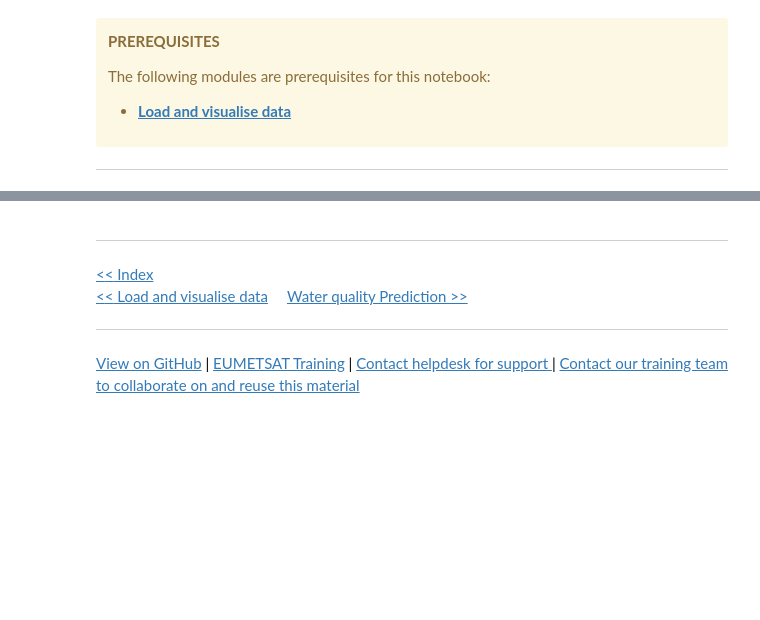
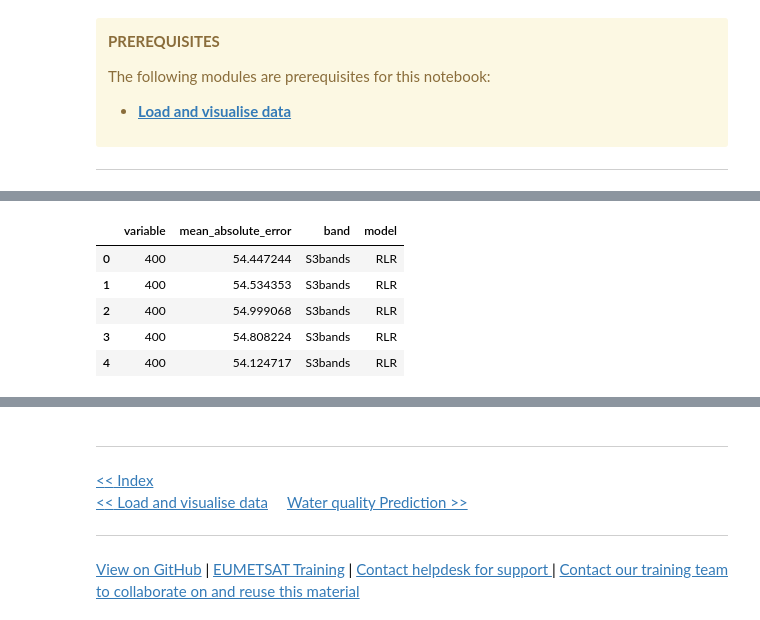
Before and after one commit to wekeo/liege-colloquium-23, a Jupyter notebook: 2_methodological_approaches/machine_learning/Machine_learning_regression_for_ocean_parameters_retrieval/2_Statistics_analysis.ipynb, the cells around one changed output, grey strips where cells are left out. Saved outputs shown, nothing was run; the diff lists cells and outputs as text; code cells hidden in the pictures; blank space fills up the shorter version.

```diff
--- a/2_methodological_approaches/machine_learning/Machine_learning_regression_for_ocean_parameters_retrieval/2_Statistics_analysis.ipynb
+++ b/2_methodological_approaches/machine_learning/Machine_learning_regression_for_ocean_parameters_retrieval/2_Statistics_analysis.ipynb
@@ -54,6 +67,6 @@ mean_y_train = np.mean(data_y_train)
 # %%
 ##Load the all the models trained and stored in the 'models' folder
-models = {}
+modelos = {}
 table_preds = {}
 for bands_name in data_load_S3.bands_try_C2X:
     for model in models.ALL_NAME_MODELS:
@@ -66,7 +79,7 @@ for bands_name in data_load_S3.bands_try_C2X:
         print("Loading model & make test preds from file %s"%file_model)
 
         regressor_sklearn = joblib.load(file_model)
-        models[model+"_"+bands_name] =regressor_sklearn
+        modelos[model+"_"+bands_name] =regressor_sklearn
 
         table_preds[model+"_"+bands_name] = regressor_sklearn.predict(data_X_test[data_load_S3.bands_try_C2X[bands_name]])+mean_y_train
 
@@ -154,21 +209,28 @@ axs.set_ylim(-15,15)
 # %%
 ##Numpy. random. permutation() function gives us the random samples of a sequence of permutation and returns sequence by using this method.
 ##Comparable methods are the RF feature importance or permutation_importance
 ##https://scikit-learn.org/stable/auto_examples/inspection/plot_permutation_importance.html
 
 sal = []
 for m in ['RLR', 'RFR']:#'KRR'
     for b in ["S3bands"]:
         model = m+"_"+b
-        sal_ = Py4R_plots.permutation_test( models[model],
+        sal_ = Py4R_plots.permutation_test( modelos[model],
                                   data_X_test[data_load_S3.bands_try_C2X[b]],
                                   data_y_test-mean_y_train)
         sal_["band"] = b
         sal_["model"] = m
         sal.append(sal_)
 
 sal = pd.concat(sal,axis=0)
 sal.head()
+# %% [output]
+|  | variable | mean_absolute_error | band | model |
+| 0 | 400 | 54.447244 | S3bands | RLR |
+| 1 | 400 | 54.534353 | S3bands | RLR |
+| 2 | 400 | 54.999068 | S3bands | RLR |
+| 3 | 400 | 54.808224 | S3bands | RLR |
+| 4 | 400 | 54.124717 | S3bands | RLR |
 # %%
 ##Plotting the feature importance
 fig,axs = plt.subplots(2,1,figsize=(10,20))
```
Also changed, not shown: parts of 21 cells of this notebook, 9 other files.
